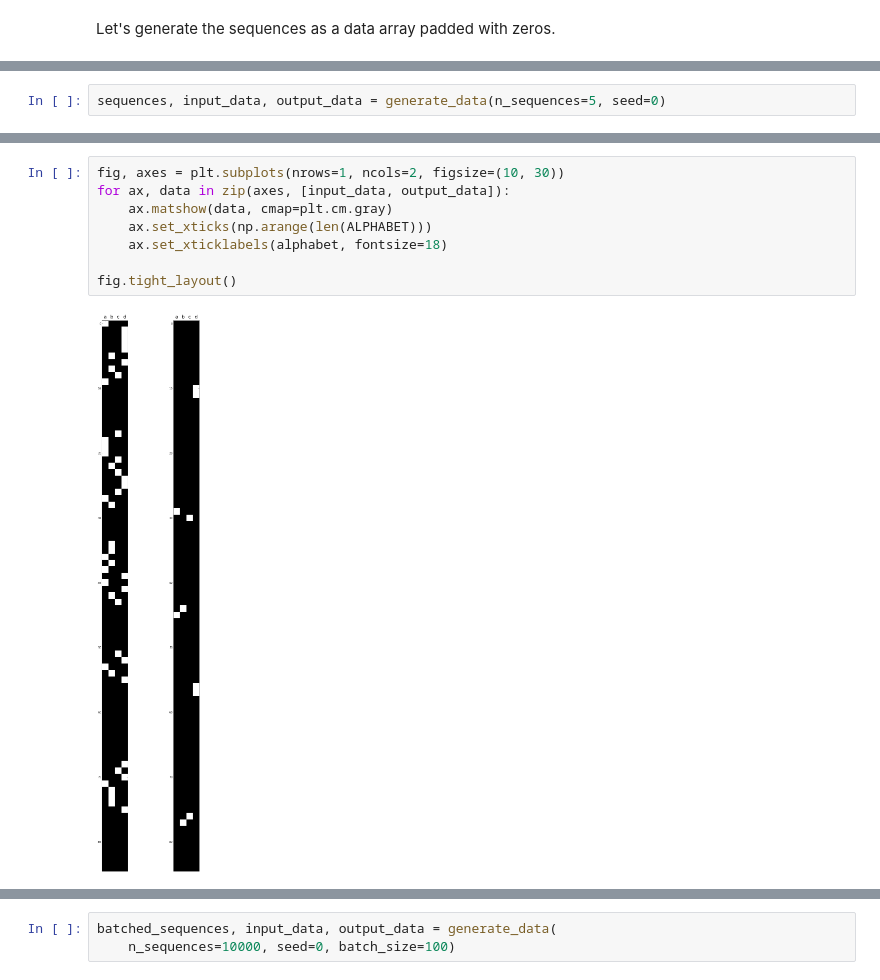
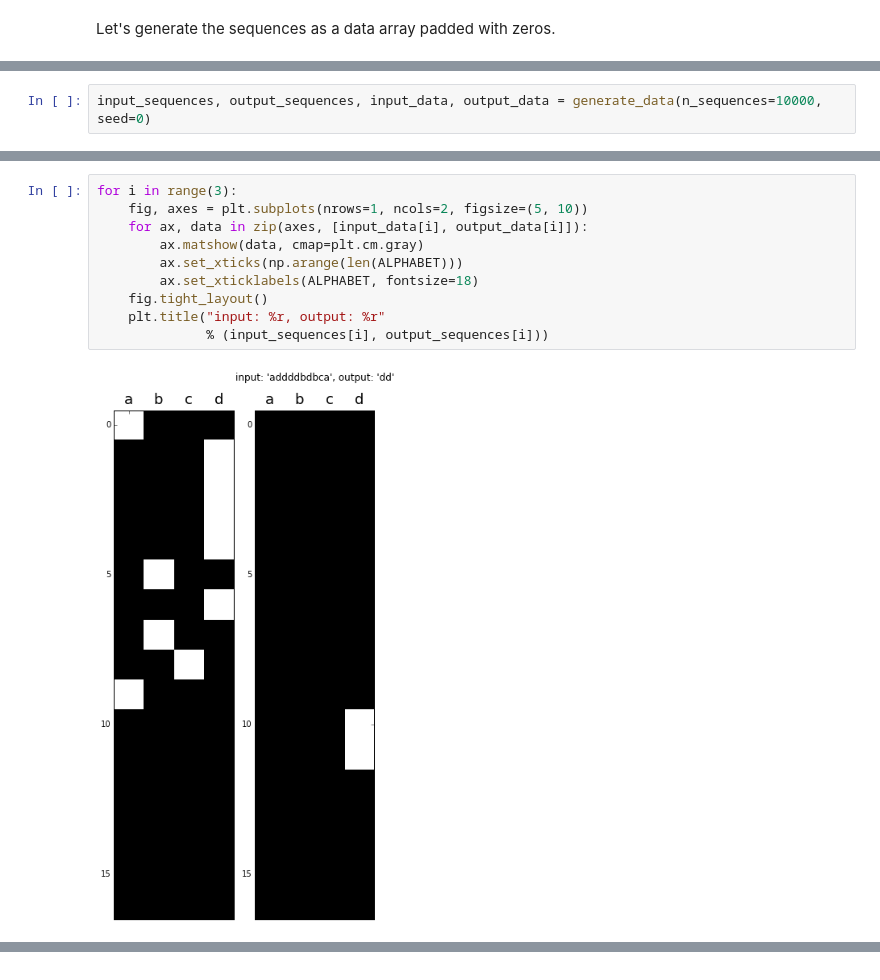
Before and after one commit to deeplearningparis/dl-rnn, a Jupyter notebook: Sequence_Memory_Task.ipynb, the cells around one changed output, grey strips where cells are left out. Cells and saved outputs as stored; diff of their text form.

Commit message:
Use 3D shape for data generator, without batching

```diff
--- a/Sequence_Memory_Task.ipynb
+++ b/Sequence_Memory_Task.ipynb
@@ -143,2 +135,2 @@ def generate_data(n_sequences=1000, min_length=5, max_length=15,
 # %%
-sequences, input_data, output_data = generate_data(n_sequences=5, seed=0)
+input_sequences, output_sequences, input_data, output_data = generate_data(n_sequences=10000, seed=0)
@@ -149,10 +150,12 @@ sequences
 # %%
-fig, axes = plt.subplots(nrows=1, ncols=2, figsize=(10, 30))
-for ax, data in zip(axes, [input_data, output_data]):
-    ax.matshow(data, cmap=plt.cm.gray)
-    ax.set_xticks(np.arange(len(ALPHABET)))
-    ax.set_xticklabels(alphabet, fontsize=18)
-
-fig.tight_layout()
+for i in range(3):
+    fig, axes = plt.subplots(nrows=1, ncols=2, figsize=(5, 10))
+    for ax, data in zip(axes, [input_data[i], output_data[i]]):
+        ax.matshow(data, cmap=plt.cm.gray)
+        ax.set_xticks(np.arange(len(ALPHABET)))
+        ax.set_xticklabels(ALPHABET, fontsize=18)
+    fig.tight_layout()
+    plt.title("input: %r, output: %r"
+              % (input_sequences[i], output_sequences[i]))
 # %% [output]
-[figure, old version]
+[figure, new version]
@@ -159,6 +164,3 @@ fig.tight_layout()
-# %%
-batched_sequences, input_data, output_data = generate_data(
-    n_sequences=10000, seed=0, batch_size=100)
 # %%
 input_data.shape
 # %% [output]
```
Also changed, not shown: parts of 5 cells of this notebook.
